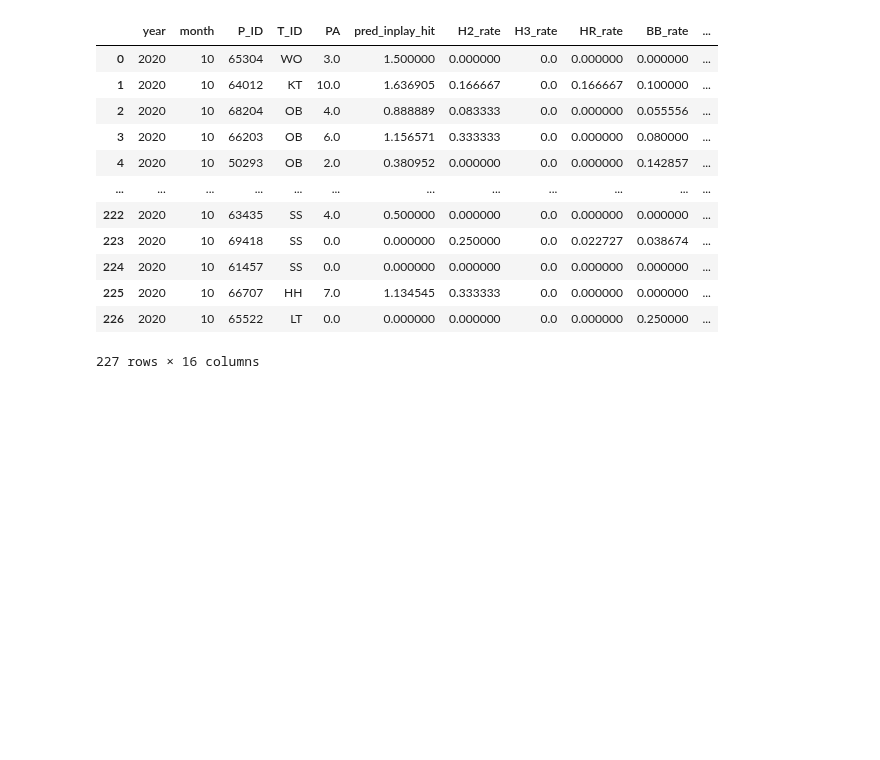
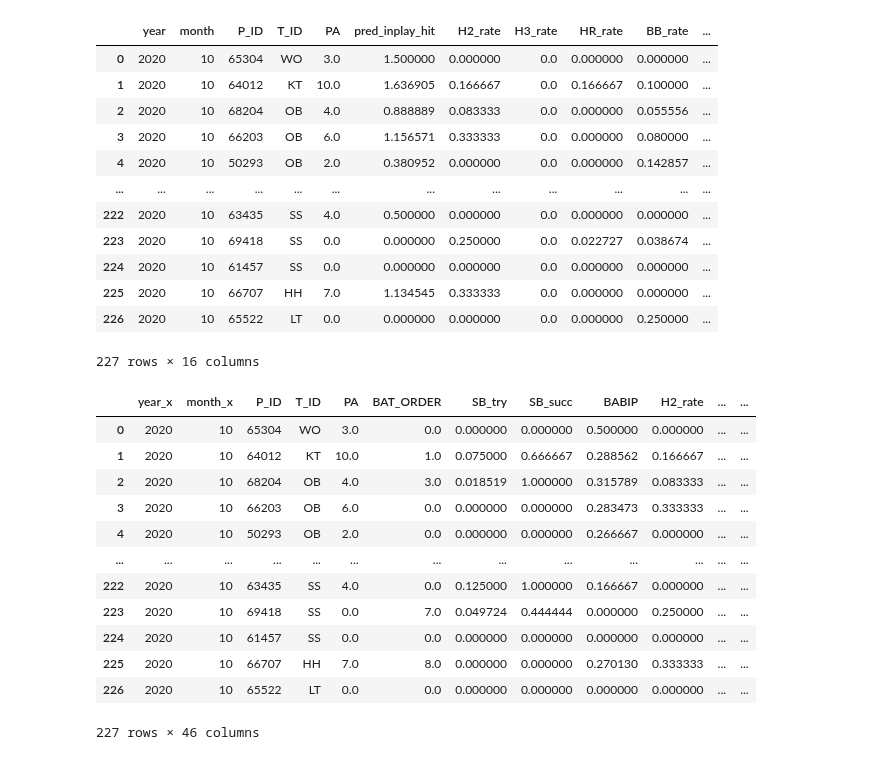
Before and after one commit to cheris8/Baseball_ChilliShrimp, a Jupyter notebook: code/predicted_pa_batter.ipynb, the cells around one changed output. Drawn from its saved outputs; the diff is of its cells as text; code cells hidden in the pictures; blank space fills up the shorter version.

```diff
--- a/code/predicted_pa_batter.ipynb
+++ b/code/predicted_pa_batter.ipynb
@@ -411,3 +411,19 @@ schedule = schedule.loc[(schedule['year']==2020) & (schedule['month']==10)]
 batter_left = pd.merge(batter_left, schedule, left_on='T_ID', right_on='T_ID', how='left')
 # %%
 batter_left.to_csv('batter_for_pred.csv')
+# %%
+batter_left
+# %% [output]
+|  | year_x | month_x | P_ID | T_ID | PA | BAT_ORDER | SB_try | SB_succ | BABIP | H2_rate | ... | ... |
+| 0 | 2020 | 10 | 65304 | WO | 3.0 | 0.0 | 0.000000 | 0.000000 | 0.500000 | 0.000000 | ... | ... |
+| 1 | 2020 | 10 | 64012 | KT | 10.0 | 1.0 | 0.075000 | 0.666667 | 0.288562 | 0.166667 | ... | ... |
+| 2 | 2020 | 10 | 68204 | OB | 4.0 | 3.0 | 0.018519 | 1.000000 | 0.315789 | 0.083333 | ... | ... |
+| 3 | 2020 | 10 | 66203 | OB | 6.0 | 0.0 | 0.000000 | 0.000000 | 0.283473 | 0.333333 | ... | ... |
+| 4 | 2020 | 10 | 50293 | OB | 2.0 | 0.0 | 0.000000 | 0.000000 | 0.266667 | 0.000000 | ... | ... |
+| ... | ... | ... | ... | ... | ... | ... | ... | ... | ... | ... | ... | ... |
+| 222 | 2020 | 10 | 63435 | SS | 4.0 | 0.0 | 0.125000 | 1.000000 | 0.166667 | 0.000000 | ... | ... |
+| 223 | 2020 | 10 | 69418 | SS | 0.0 | 7.0 | 0.049724 | 0.444444 | 0.000000 | 0.250000 | ... | ... |
+| 224 | 2020 | 10 | 61457 | SS | 0.0 | 0.0 | 0.000000 | 0.000000 | 0.000000 | 0.000000 | ... | ... |
+| 225 | 2020 | 10 | 66707 | HH | 7.0 | 8.0 | 0.000000 | 0.000000 | 0.270130 | 0.333333 | ... | ... |
+| 226 | 2020 | 10 | 65522 | LT | 0.0 | 0.0 | 0.000000 | 0.000000 | 0.000000 | 0.000000 | ... | ... |
+227 rows × 46 columns
```
Also changed, not shown: 8 other files.
